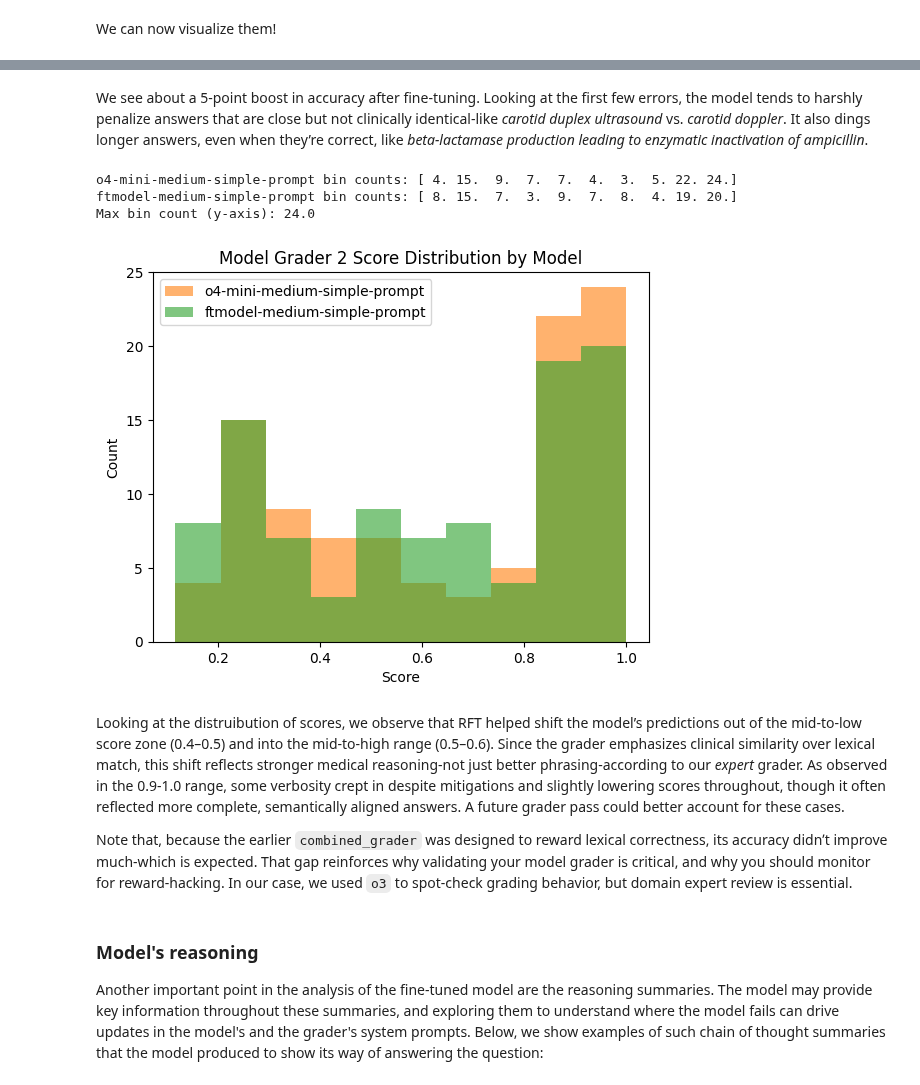
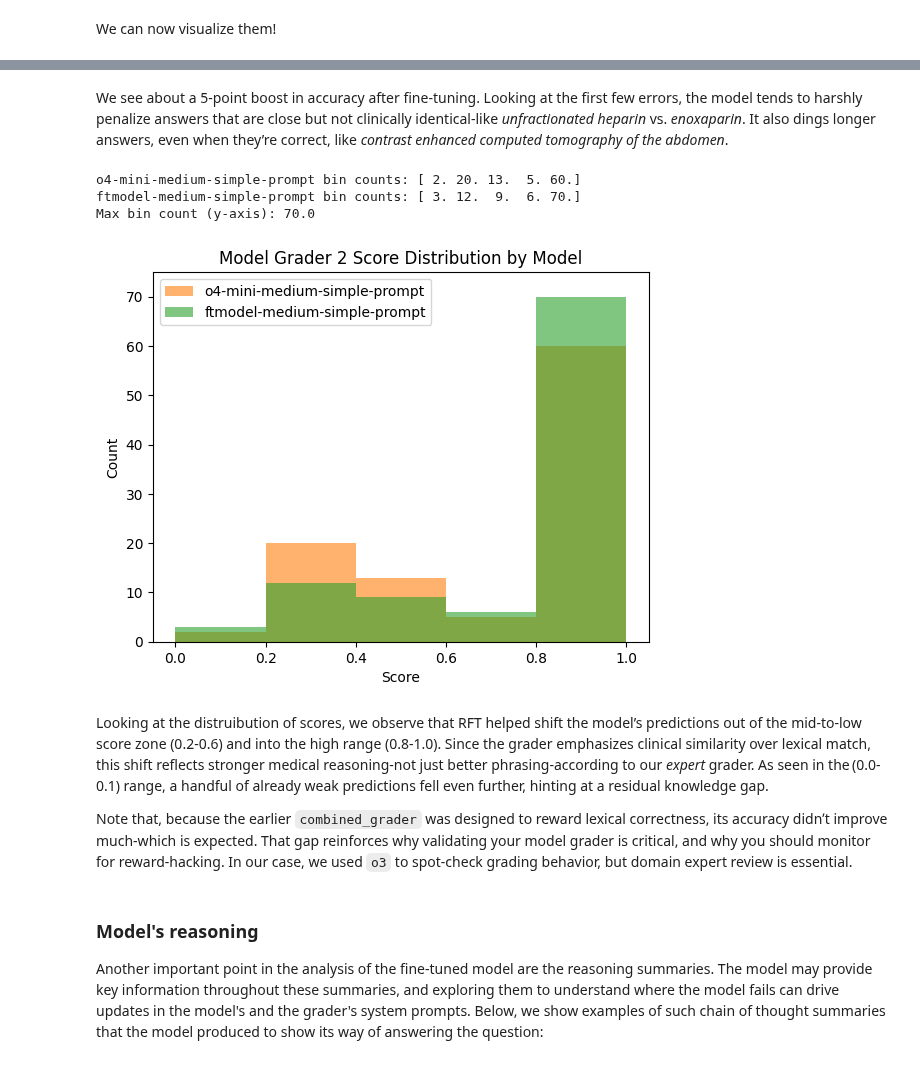
Before and after one commit to GrossSchmidt2007/openai-cookbook, a Jupyter notebook: examples/Reinforcement_Fine_Tuning.ipynb, the cells around one changed output, grey strips where cells are left out. Saved outputs shown, nothing was run; the diff lists cells and outputs as text; code cells hidden in the pictures.

```diff
--- a/examples/Reinforcement_Fine_Tuning.ipynb
+++ b/examples/Reinforcement_Fine_Tuning.ipynb
@@ -1154,44 +1191,44 @@ Total mistakes: 80
 # %% [markdown]
-We see about a 5-point boost in accuracy after fine-tuning. Looking at the first few errors, the model tends to harshly penalize answers that are close but not clinically identical-like *carotid duplex ultrasound* vs. *carotid doppler*. It also dings longer answers, even when they’re correct, like *beta-lactamase production leading to enzymatic inactivation of ampicillin*.
+We see about a 5-point boost in accuracy after fine-tuning. Looking at the first few errors, the model tends to harshly penalize answers that are close but not clinically identical-like *unfractionated heparin* vs. *enoxaparin*. It also dings longer answers, even when they’re correct, like *contrast enhanced computed tomography of the abdomen*.
 # %%
 scores_o4 = [p['score'] for p in predictions_o4mini_medium_simple_prompt_model_grader_2[0]]
 scores_ft = [p['score'] for p in predictions_ftmodel_medium_simple_prompt_model_grader_2[0]]
 
 # Determine common bins for both histograms
 all_scores = scores_o4 + scores_ft
-bins = plt.hist(all_scores, bins=10, alpha=0)[1]
+bins = plt.hist(all_scores, bins=5, alpha=0)[1]
 
 # Plot histograms and capture the counts
 counts_o4, _, _ = plt.hist(
     scores_o4,
     bins=bins,
     alpha=0.6,
     label='o4-mini-medium-simple-prompt'
 )
 counts_ft, _, _ = plt.hist(
     scores_ft,
     bins=bins,
     alpha=0.6,
     label='ftmodel-medium-simple-prompt'
 )
 
 plt.title("Model Grader 2 Score Distribution by Model")
 plt.xlabel("Score")
 plt.ylabel("Count")
-plt.ylim(top=25)
+plt.ylim(top=75)
 plt.legend()
 
 # Print the bin counts
 print("o4-mini-medium-simple-prompt bin counts:", counts_o4)
 print("ftmodel-medium-simple-prompt bin counts:", counts_ft)
 print("Max bin count (y-axis):", max(max(counts_o4), max(counts_ft)))
 # %% [output]
-o4-mini-medium-simple-prompt bin counts: [ 4. 15.  9.  7.  7.  4.  3.  5. 22. 24.]
-ftmodel-medium-simple-prompt bin counts: [ 8. 15.  7.  3.  9.  7.  8.  4. 19. 20.]
-Max bin count (y-axis): 24.0
+o4-mini-medium-simple-prompt bin counts: [ 2. 20. 13.  5. 60.]
+ftmodel-medium-simple-prompt bin counts: [ 3. 12.  9.  6. 70.]
+Max bin count (y-axis): 70.0
-[figure, old version]
+[figure, new version]
 # %% [markdown]
-Looking at the distruibution of scores, we observe that RFT helped shift the model’s predictions out of the mid-to-low score zone (0.4–0.5) and into the mid-to-high range (0.5–0.6). Since the grader emphasizes clinical similarity over lexical match, this shift reflects stronger medical reasoning-not just better phrasing-according to our *expert* grader. As observed in the 0.9-1.0 range, some verbosity crept in despite mitigations and slightly lowering scores throughout, though it often reflected more complete, semantically aligned answers. A future grader pass could better account for these cases.
+Looking at the distruibution of scores, we observe that RFT helped shift the model’s predictions out of the mid-to-low score zone (0.2-0.6) and into the high range (0.8-1.0). Since the grader emphasizes clinical similarity over lexical match, this shift reflects stronger medical reasoning-not just better phrasing-according to our *expert* grader. As seen in the (0.0-0.1) range, a handful of already weak predictions fell even further, hinting at a residual knowledge gap.
 
 Note that, because the earlier `combined_grader` was designed to reward lexical correctness, its accuracy didnʼt improve much-which is expected. That gap reinforces why validating your model grader is critical, and why you should monitor for reward-hacking. In our case, we used `o3` to spot-check grading behavior, but domain expert review is essential.
 # %% [markdown]
```
Also changed, not shown: parts of 21 cells of this notebook, 5 other files.
